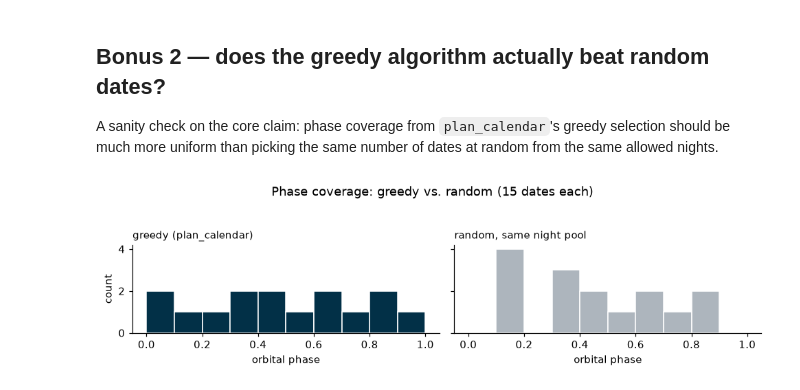
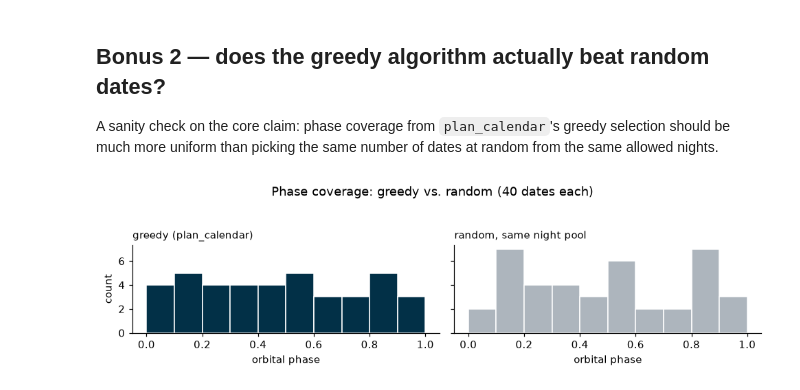
Before and after one commit to pierrotlamontagne/rvcadence, a Jupyter notebook: examples/quickstart_demo.ipynb, the cells around one changed output. Saved outputs shown, nothing was run; the diff lists cells and outputs as text; code cells hidden in the pictures.

```diff
--- a/examples/quickstart_demo.ipynb
+++ b/examples/quickstart_demo.ipynb
@@ -164,0 +184,17 @@ Resolved site 'Paranal Observatory' to lat=-24.6274, lon=-70.4050, height=2669 m
+# %%
+from rvcadence.moon import moon_allowed_offsets
+
+n_days = (season_end - season_start).days + 1
+all_nights = set(range(n_days))  # full program duration, no hand-typed holes
+
+moon_allowed = set(moon_allowed_offsets(season_start, season_end, target_coord, observer_location, 30.0))
+vis_allowed = set(visibility_allowed_offsets(season_start, season_end, target_coord, observer_location))
+
+counts = {
+    "full program duration": len(all_nights),
+    "moon-avoidance only": len(moon_allowed),
+    "visibility only": len(vis_allowed),
+    "moon and visibility (intersection)": len(moon_allowed & vis_allowed),
+}
+
+print(counts)
@@ -273,17 +330,19 @@ the greedy scheduler actually picked.
 # %%
 final = plan_calendar(
-    n_obs=15,
-    periods_d=period_d,
+    n_obs=40,
+    periods_d=demo_period_d,
     season_start=season_start,
     season_end=season_end,
-    rotation_period_d=p_rot_d,
     target_coord=target_coord,
     observer_location=observer_location,
     min_moon_sep_deg=30.0,
     min_altitude_deg=30.0,
 )
 
-allowed_all = sorted(windows_allowed & moon_allowed & vis_allowed)
+# No windows= passed above -> plan_calendar defaults to the full season.
+# The mask below is therefore moon_allowed & vis_allowed only, matching
+# what plan_calendar itself actually used -- no hand-typed windows anywhere.
+allowed_all = sorted(moon_allowed & vis_allowed)
 allowed_mask = np.zeros(n_days, dtype=bool)
 allowed_mask[allowed_all] = True
 
@@ -301,8 +360,8 @@ ax.set_xticklabels(
     rotation=30, ha="right",
 )
 ax.set_title(
-    f"K2-182 @ Paranal — green = passes windows ∩ moon ∩ visibility, "
-    f"★ = scheduled (median gap {final.median_gap_d} d)",
+    f"{target_name} @ {site_name} — green = passes moon-avoidance ∩ visibility "
+    f"(astropy only), ★ = scheduled (median gap {final.median_gap_d} d)",
     loc="left", fontsize=10,
 )
 ax.legend(loc="upper right", fontsize=8)
@@ -360,20 +419,20 @@ dates at random from the same allowed nights.
 # %%
 rng = np.random.default_rng(42)
 random_idx = rng.choice(sorted(allowed_all), size=len(final.dates), replace=False)
 random_dates = [season_start + timedelta(days=int(k)) for k in random_idx]
 
 fig, axes = plt.subplots(1, 2, figsize=(9, 2.4), sharey=True)
 for ax, dates, label, color in zip(
     axes, [final.dates, random_dates], ["greedy (plan_calendar)", "random, same night pool"],
     ["#023047", "#adb5bd"],
 ):
-    phases = [((d - season_start).days % period_d) / period_d for d in dates]
+    phases = [((d - season_start).days % demo_period_d) / demo_period_d for d in dates]
     ax.hist(phases, bins=10, range=(0, 1), color=color, edgecolor="white")
     ax.set_xlabel("orbital phase")
     ax.set_title(label, loc="left", fontsize=10)
 axes[0].set_ylabel("count")
 fig.suptitle(f"Phase coverage: greedy vs. random ({len(final.dates)} dates each)", y=1.05)
 fig.tight_layout()
 plt.show()
 # %% [output]
-[figure, old version]
+[figure, new version]
```
Also changed, not shown: parts of 10 cells of this notebook.
